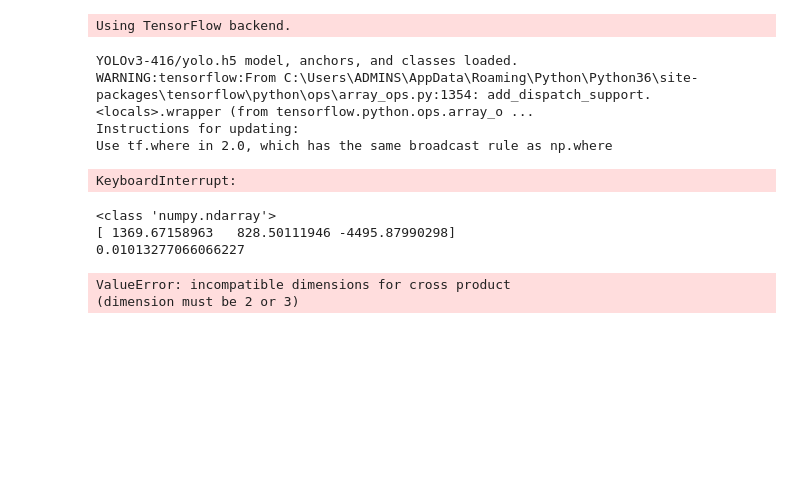
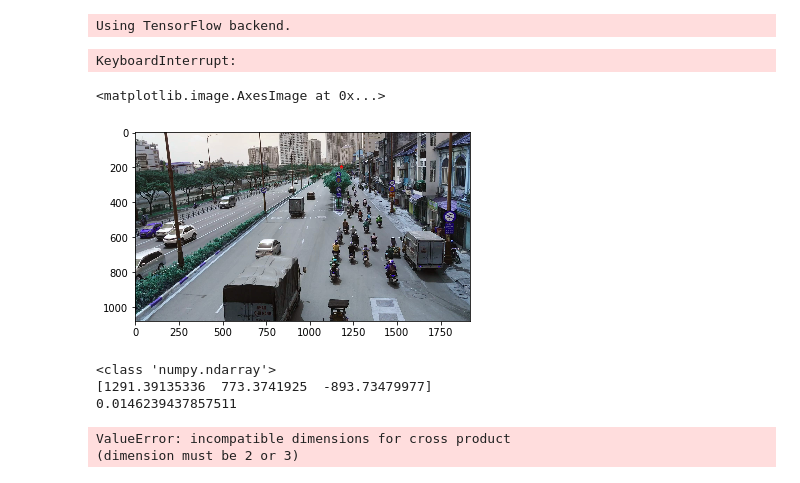
Before and after one commit to GiangHLe/traffic_monitoring, a Jupyter notebook: cross line/Untitled1.ipynb, the cells around one changed output. Drawn from its saved outputs; the diff is of its cells as text; code cells hidden in the pictures; blank space fills up the shorter version.

```diff
--- a/cross line/Untitled1.ipynb
+++ b/cross line/Untitled1.ipynb
@@ -858,7 +267,7 @@ import warnings
 warnings.filterwarnings('ignore')
 video_path = 'Z:\\Vehicle speed measuring\\video_speed measure\\front.avi'
 
-yolo = Yolo(score = 0.3, iou = 0.45)
+# yolo = Yolo(score = 0.3, iou = 0.45)
 
 # vp1 = [144.737, 34.7794]
 # vp2 = [12183.582175112755, 615.451021479187]
@@ -866,9 +275,11 @@ yolo = Yolo(score = 0.3, iou = 0.45)
 
 # for 2179
 video_path = 'C:/Users/ADMINS/Desktop/SaiGon/IMG_2179.MOV'
-vp1 = [1.183030303030303e+03, 2.006060606060606e+02]
-vp2 = [-9.329230769230768e+03,9.338461538461538e+02]
-scale = 0.01013277066066227
+# vp2 = [1.183030303030303e+03, 2.006060606060606e+02]
+# vp2 = [-9.329230769230768e+03,9.338461538461538e+02]
+vp1 = [1088,186]
+vp2 = [-1021,238]
+scale = 0.0146239437857511
 
 pp = [960, 540]
 
@@ -884,11 +295,7 @@ a = detect_video(yolo = yolo, video_type = 'local', video_path = video_path, out
                 allow_lanes = allow_lanes, all_lanes = all_lanes,
                 thresh_frame = 1)
 # %% [output]
-YOLOv3-416/yolo.h5 model, anchors, and classes loaded.
-WARNING:tensorflow:From C:\Users\ADMINS\AppData\Roaming\Python\Python36\site-packages\tensorflow\python\ops\array_ops.py:1354: add_dispatch_support.<locals>.wrapper (from tensorflow.python.ops.array_o ...
-Instructions for updating:
-Use tf.where in 2.0, which has the same broadcast rule as np.where
+KeyboardInterrupt:
-KeyboardInterrupt:
 # %%
 import cv2
 dirt = 'C:/Users/ADMINS/Desktop/SaiGon/IMG_2179.MOV'
@@ -903,10 +310,22 @@ while True:
         break
 cap.release()
 cv2.destroyAllWindows()
+# %%
+import cv2
+from matplotlib import pyplot as plt
+image = 'C:/Users/ADMINS/Desktop/Saigon/screen_2179.jpg'
+img = cv2.imread(image)
+img = cv2.circle(img, (1183,200), 6, (255,0,0), 5)
+plt.imshow(img)
+# %% [output]
+<matplotlib.image.AxesImage at 0x...>
+[figure, added]
 # %%
 from vehicle_speed import *
-vp1 = [1.183030303030303e+03, 2.006060606060606e+02]
-vp2 = [-9.329230769230768e+03,9.338461538461538e+02]
+# vp1 = [1.183030303030303e+03, 2.006060606060606e+02]
+# vp2 = [-9.329230769230768e+03,9.338461538461538e+02]
+vp1 = [1088,186]
+vp2 = [-1021,238]
 pp = [960, 540]
 vp1, vp2, vp3, pp, roadPlane, focal = computeCameraCalibration(vp1,vp2,pp)
 # print(pp)
@@ -922,8 +341,8 @@ scale = real/fake
 print(scale)
 # %% [output]
 <class 'numpy.ndarray'>
-[ 1369.67158963   828.50111946 -4495.87990298]
-0.01013277066066227
+[1291.39135336  773.3741925  -893.73479977]
+0.0146239437857511
 # %%
 import cv2
 
```
Also changed, not shown: parts of 8 cells of this notebook, 19 other files.
